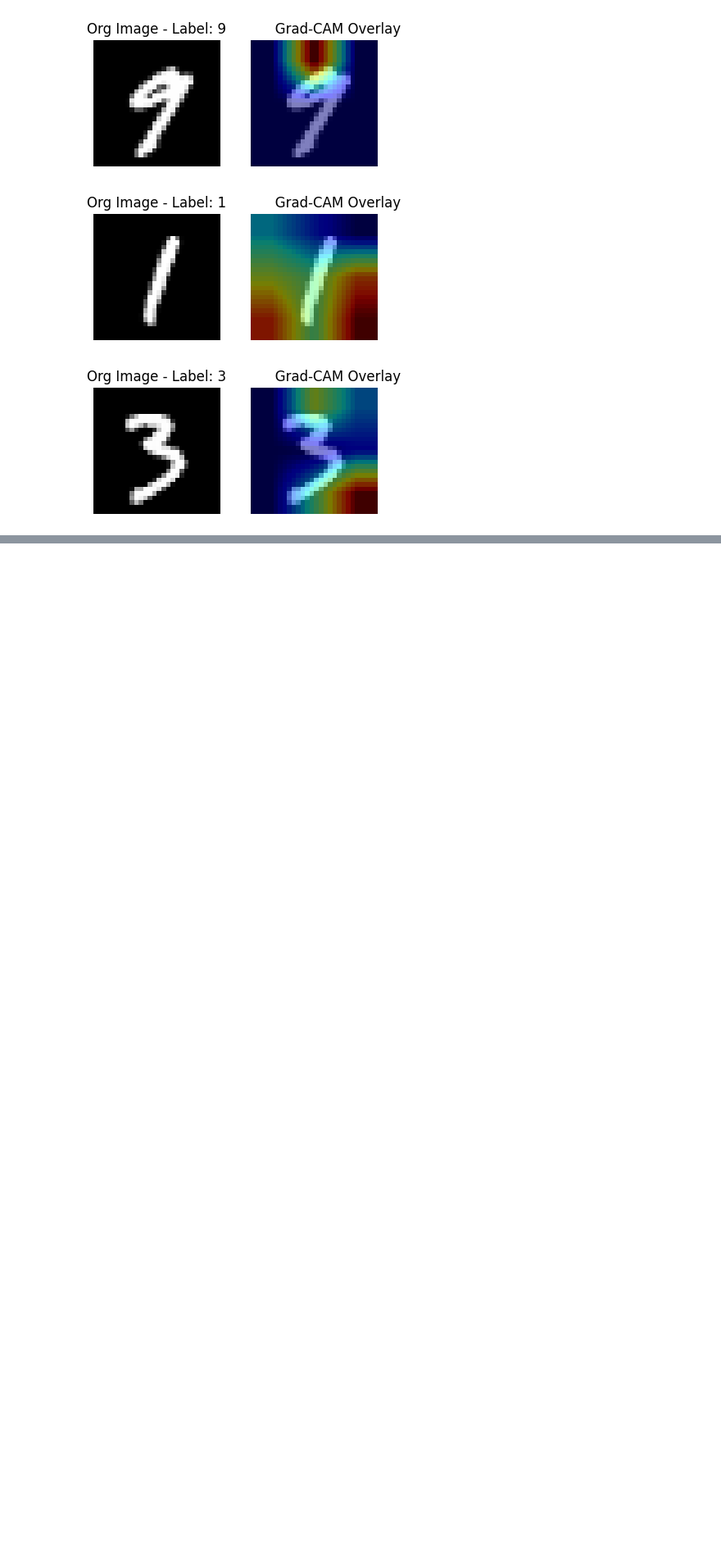
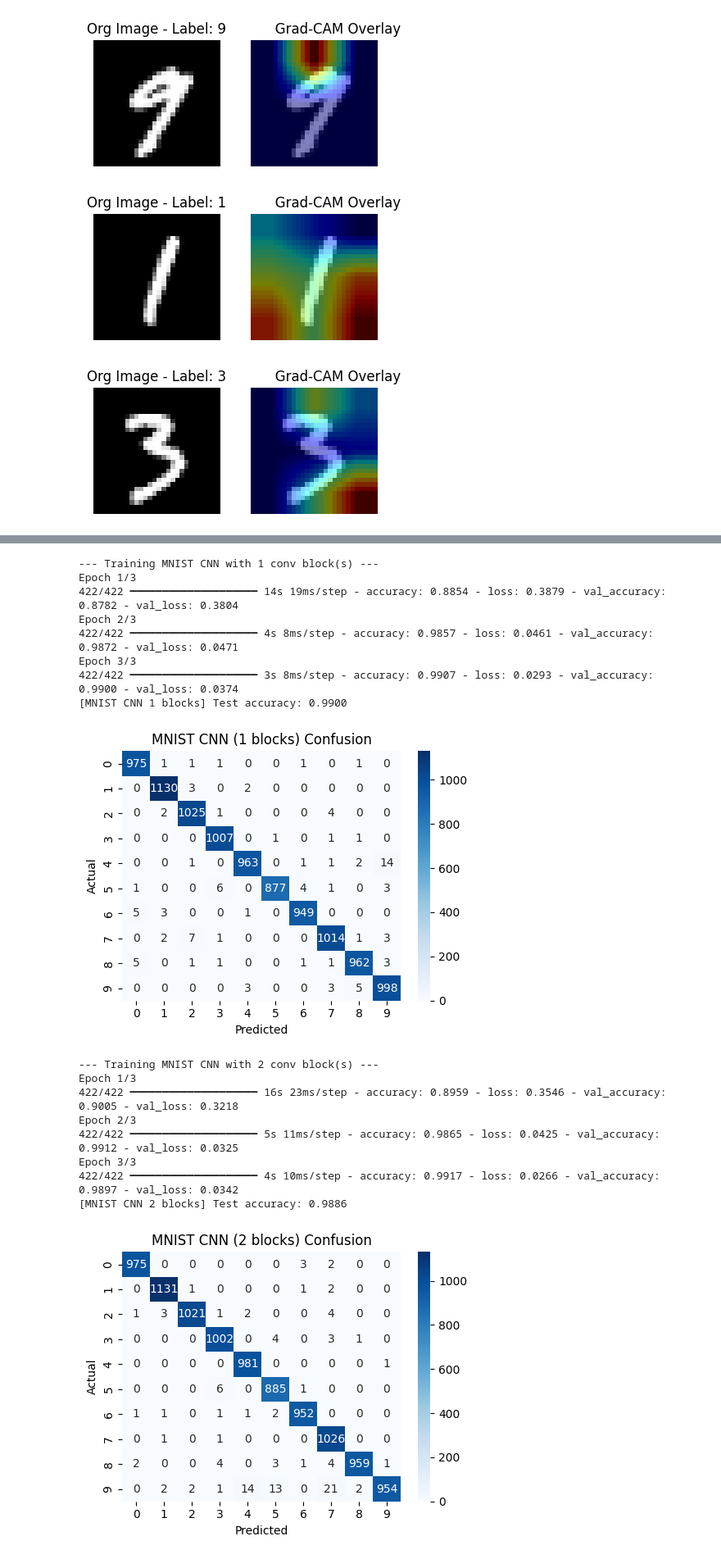
Before and after one commit to Abhijeet3407/Artifical-Inteligence, a Jupyter notebook: Week-5.ipynb, the cells around one changed output, grey strips where cells are left out. Shown at 82% size. Saved outputs shown, nothing was run; the diff lists cells and outputs as text; code cells hidden in the pictures; blank space fills up the shorter version.

```diff
--- a/Week-5.ipynb
+++ b/Week-5.ipynb
@@ -222,0 +310,65 @@ for i in image_index:
+# %%
+# ---------- Train CNNs with different depths ----------
+MNIST_CONV_BLOCKS = [1, 2, 3]  # change to observe accuracy changes
+mnist_results = []
+
+for blocks in MNIST_CONV_BLOCKS:
+    print(f"\n--- Training MNIST CNN with {blocks} conv block(s) ---")
+    cnn = build_mnist_cnn(conv_blocks=blocks, base_filters=32, last_conv_name="mnist_last_conv")
+    h = cnn.fit(X_train, y_train, epochs=3, batch_size=128, validation_split=0.1, verbose=1)
+    test_loss, test_acc = cnn.evaluate(X_test, y_test, verbose=0)
+    print(f"[MNIST CNN {blocks} blocks] Test accuracy: {test_acc:.4f}")
+    mnist_results.append((blocks, test_acc))
+    # Confusion matrix (optional quick sample)
+    y_pred = np.argmax(cnn.predict(X_test, verbose=0), axis=1)
+    plot_confusion(y_test, y_pred, title=f"MNIST CNN ({blocks} blocks) Confusion")
+
+print("\nMNIST CNN accuracy by depth:")
+for b, acc in mnist_results:
+    print(f"  Blocks={b}: acc={acc:.4f}")
+# ---------- Optional: ANN baseline on MNIST ----------
+print("\n--- Training MNIST ANN baseline (Flatten + Dense) ---")
+ann = models.Sequential([
+    layers.Input(shape=(28,28,1)),
+    layers.Flatten(),
+    layers.Dense(256, activation='relu'),
+    layers.Dropout(0.3),
+    layers.Dense(128, activation='relu'),
+    layers.Dropout(0.3),
+    layers.Dense(num_classes, activation='softmax')
+])
+ann.compile(optimizer='adam', loss='sparse_categorical_crossentropy', metrics=['accuracy'])
+ann.fit(X_train, y_train, epochs=3, batch_size=128, validation_split=0.1, verbose=1)
+ann_test_acc = ann.evaluate(X_test, y_test, verbose=0)[1]
+print(f"[MNIST ANN] Test accuracy: {ann_test_acc:.4f}")
+
+# ---------- Grad-CAM on MNIST (use the last trained CNN) ----------
+print("\n--- MNIST Grad-CAM examples (from last CNN trained) ---")
+mnist_cnn_for_xai = build_mnist_cnn(conv_blocks=MNIST_CONV_BLOCKS[-1], base_filters=32, last_conv_name="mnist_last_conv")
+mnist_cnn_for_xai.fit(X_train, y_train, epochs=2, batch_size=128, validation_split=0.1, verbose=0)
+idxs = [5, 50, 500, 1500]
+for i in idxs:
+    img = X_test[i]
+    pred = np.argmax(mnist_cnn_for_xai.predict(img[None, ...], verbose=0), axis=1)[0]
+    heat = compute_gradcam(mnist_cnn_for_xai, img, pred, last_conv_name="mnist_last_conv")
+    print(f"MNIST sample #{i} | Pred: {pred} | True: {y_test[i]}")
+    show_gradcam_overlay(img, heat, alpha=0.5)
+# %% [output]
+--- Training MNIST CNN with 1 conv block(s) ---
+Epoch 1/3
+422/422 ━━━━━━━━━━━━━━━━━━━━ 14s 19ms/step - accuracy: 0.8854 - loss: 0.3879 - val_accuracy: 0.8782 - val_loss: 0.3804
+Epoch 2/3
+422/422 ━━━━━━━━━━━━━━━━━━━━ 4s 8ms/step - accuracy: 0.9857 - loss: 0.0461 - val_accuracy: 0.9872 - val_loss: 0.0471
+Epoch 3/3
+422/422 ━━━━━━━━━━━━━━━━━━━━ 3s 8ms/step - accuracy: 0.9907 - loss: 0.0293 - val_accuracy: 0.9900 - val_loss: 0.0374
+[MNIST CNN 1 blocks] Test accuracy: 0.9900
+[figure, added]
+--- Training MNIST CNN with 2 conv block(s) ---
+Epoch 1/3
+422/422 ━━━━━━━━━━━━━━━━━━━━ 16s 23ms/step - accuracy: 0.8959 - loss: 0.3546 - val_accuracy: 0.9005 - val_loss: 0.3218
+Epoch 2/3
+422/422 ━━━━━━━━━━━━━━━━━━━━ 5s 11ms/step - accuracy: 0.9865 - loss: 0.0425 - val_accuracy: 0.9912 - val_loss: 0.0325
+Epoch 3/3
+422/422 ━━━━━━━━━━━━━━━━━━━━ 4s 10ms/step - accuracy: 0.9917 - loss: 0.0266 - val_accuracy: 0.9897 - val_loss: 0.0342
+[MNIST CNN 2 blocks] Test accuracy: 0.9886
+[figure, added]
```
Also changed, not shown: parts of 5 cells of this notebook.
